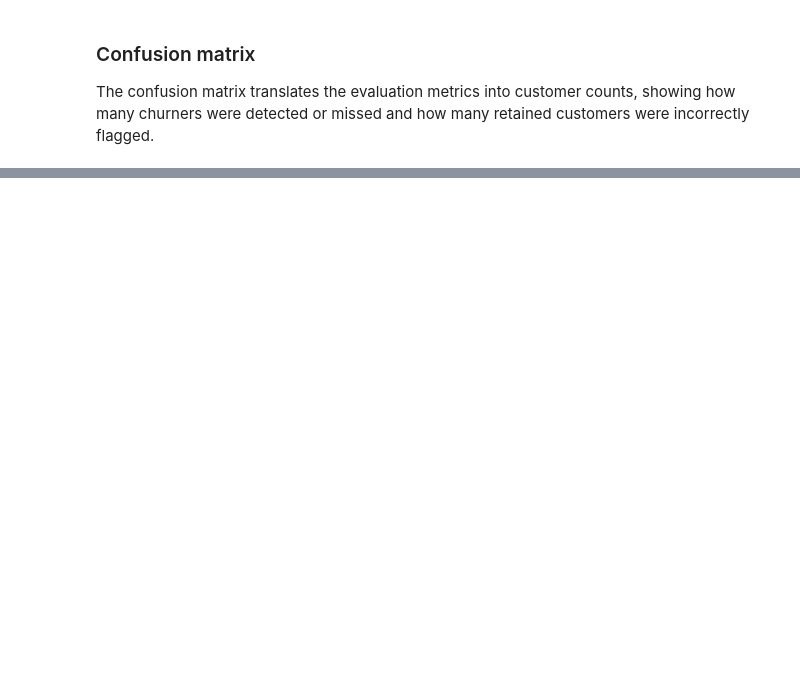
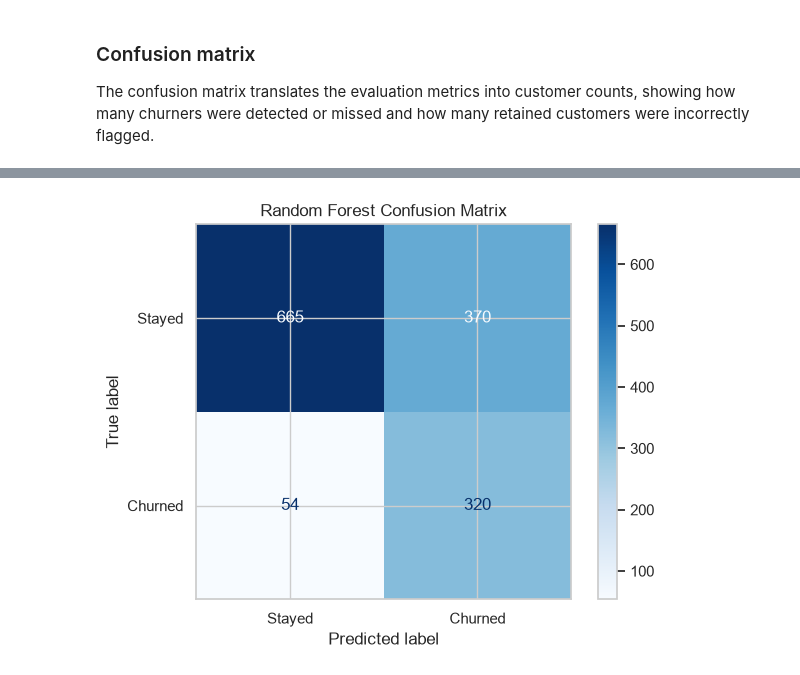
Before and after one commit to AlyIbrahim1/telecom-retention-campaign-workbench, a Jupyter notebook: teleco_churn_eda.ipynb, the cells around one changed output, grey strips where cells are left out. Drawn from its saved outputs; the diff is of its cells as text; code cells hidden in the pictures; blank space fills up the shorter version.

```diff
--- a/teleco_churn_eda.ipynb
+++ b/teleco_churn_eda.ipynb
@@ -1082,0 +1357,24 @@ Whether this trade-off is acceptable depends on campaign economics:
+# %%
+forest_model = forest_search.best_estimator_
+
+forest_predictions = forest_model.predict(
+    X_test
+)
+
+print("Best random-forest parameters:")
+print(forest_search.best_params_)
+
+print("\nBest cross-validation recall:")
+print(round(forest_search.best_score_, 3))
+
+print(
+    classification_report(
+        y_test,
+        forest_predictions,
+        target_names=[
+            "Stayed",
+            "Churned"
+        ],
+        digits=3
+    )
+)
@@ -1082,0 +1399,18 @@ Whether this trade-off is acceptable depends on campaign economics:
+# %%
+ConfusionMatrixDisplay.from_predictions(
+    y_test,
+    forest_predictions,
+    labels=[0, 1],
+    display_labels=[
+        "Stayed",
+        "Churned"
+    ],
+    cmap="Blues",
+    values_format="d"
+)
+
+plt.title("Random Forest Confusion Matrix")
+plt.tight_layout()
+plt.show()
+# %% [output]
+[figure, added]
```
Also changed, not shown: parts of 33 cells of this notebook.
